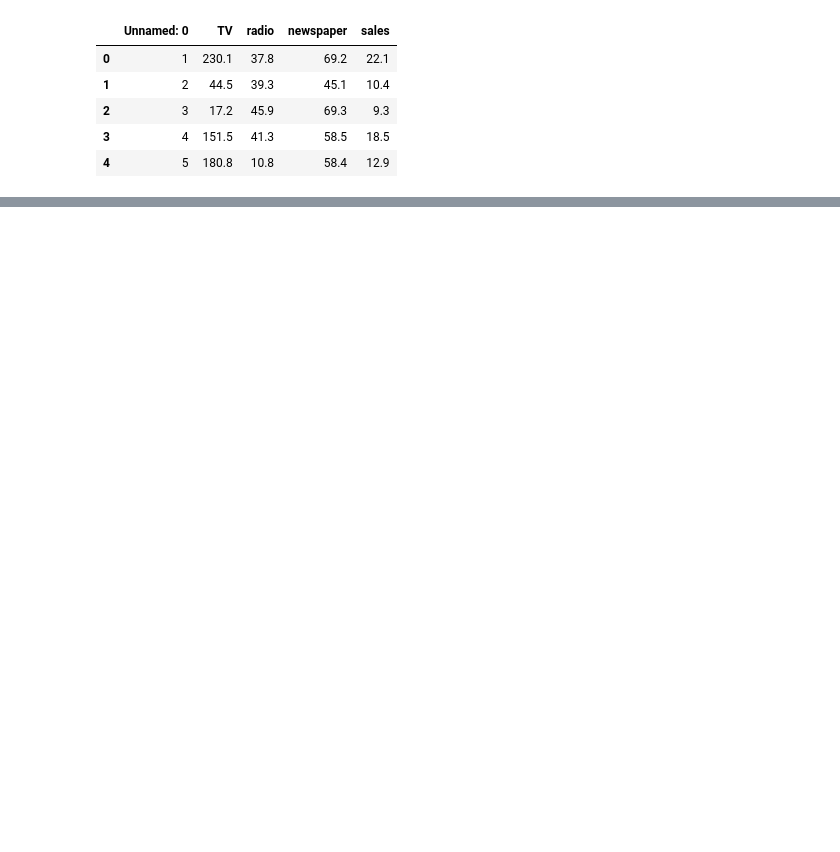
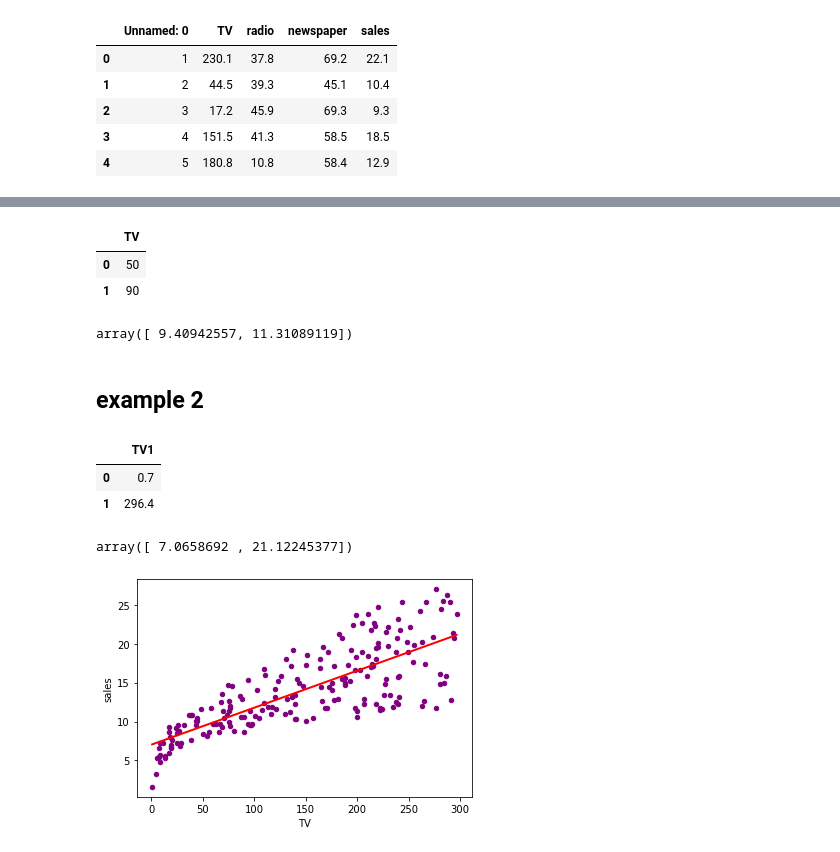
Before and after one commit to olivierla412/data_train_live_classes, a Jupyter notebook: LM_1.ipynb, the cells around one changed output, grey strips where cells are left out. Cells and saved outputs as stored; diff of their text form; code cells hidden in the pictures; blank space fills up the shorter version.

```diff
--- a/LM_1.ipynb
+++ b/LM_1.ipynb
@@ -22,0 +109,14 @@ data.head()
+# %%
+# Create x = feature and y = label
+
+x = data1[['TV']]
+
+y = data1.sales
+
+# follow the usual sklearn pattern: import , instantiate, fit
+
+from sklearn.linear_model import LinearRegression
+
+lm = LinearRegression()
+
+lm.fit(x, y)
@@ -22,0 +147,40 @@ data.head()
+# %%
+## let's create a DataFrame since expects it
+
+x_new = pd.DataFrame({'TV':[50,90]})
+x_new.head()
+# %% [output]
+|  | TV |
+| 0 | 50 |
+| 1 | 90 |
+# %%
+## Let's used the model to make predictions on a new value.
+lm.predict(x_new)
+# %% [output]
+array([ 9.40942557, 11.31089119])
+# %% [markdown]
+## example 2
+# %%
+## example 2
+x_new2 = pd.DataFrame({'TV1':[data1.TV.min(),data1.TV.max()]})
+x_new2.head()
+# %% [output]
+|  | TV1 |
+| 0 | 0.7 |
+| 1 | 296.4 |
+# %%
+## make the predictions for those x values and store them
+
+preds = lm.predict(x_new2)
+preds
+# %% [output]
+array([ 7.0658692 , 21.12245377])
+# %%
+# first plot the observed data
+data1.plot(kind = 'scatter', x = 'TV',y ='sales',color ='purple')
+
+# then , plot the least square line ( best fit line )
+plt.plot(x_new2, preds, c = 'red',linewidth = 2)
+fig.savefig('testdata2.jpg')
+# %% [output]
+[figure, added]
```
Also changed, not shown: parts of 77 cells of this notebook, 5 other files.
